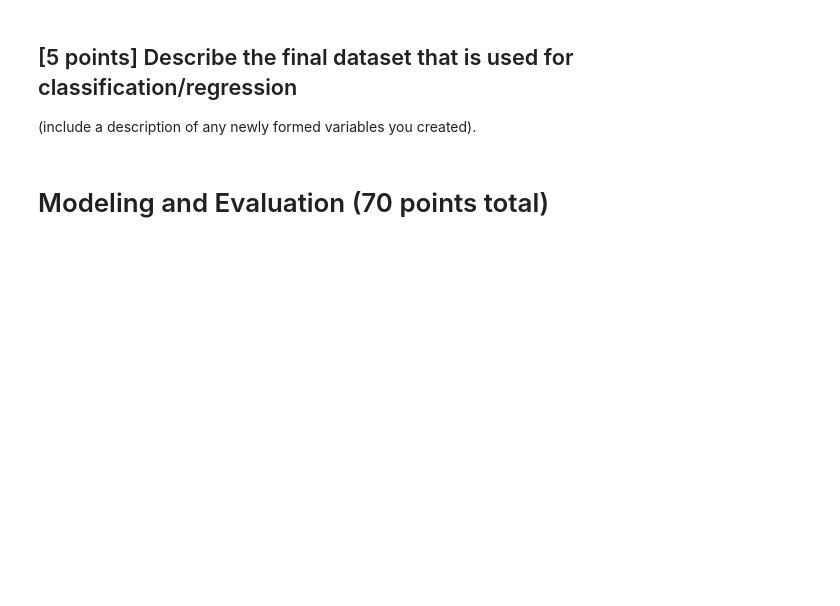
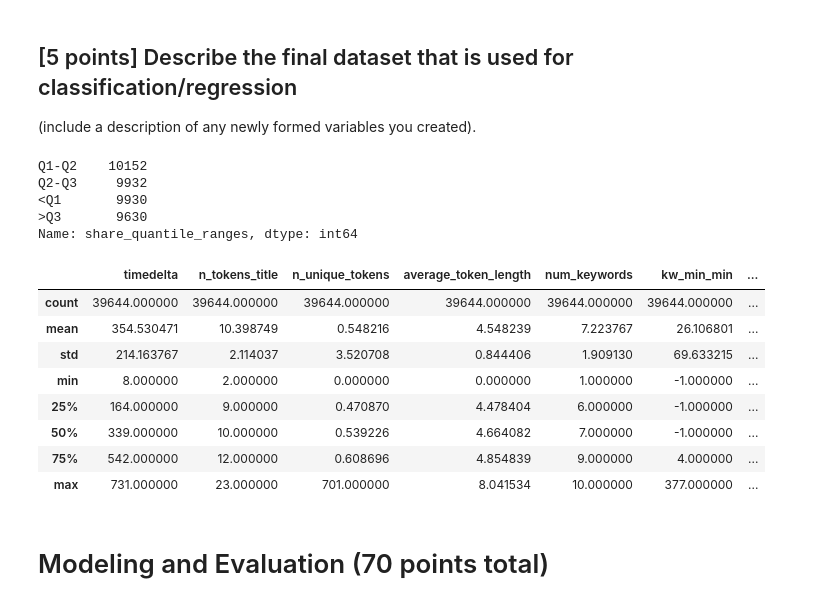
Before and after one commit to Mcusac/OnlineNewsPopML, a Jupyter notebook: 2 - Classification/Classification(Matt).ipynb, the cells around one changed output. Saved outputs shown, nothing was run; the diff lists cells and outputs as text; code cells hidden in the pictures; blank space fills up the shorter version.

```diff
--- a/2 - Classification/Classification(Matt).ipynb
+++ b/2 - Classification/Classification(Matt).ipynb
@@ -0,0 +18,10 @@
+# %%
+# file path
+filepath = "../1 - Visualization and Data Preprocessing/Data/ONPClean2.csv"
+
+# Load the dataset
+df = pd.read_csv(filepath)
+
+# Set the maximum number of columns to display to None
+pd.set_option('display.max_columns', None)
+df.head()
@@ -11,3 +300,15 @@ df.info()
 # %% [markdown]
 
 ### Remove variables that are not needed/useful for the analysis.
+# %%
+# drop certain columns
+df1 = df.drop('url_name', axis=1) # was a string
+df1 = df1.drop('date', axis=1) # datetime change didn't work.
+df1 = df1.drop('day_of_week', axis=1) # other categorical variable
+df1 = df1.drop('news_category', axis=1) # other categorical variable
+df1 = df1.drop('log_shares', axis=1) # not useful
+
+# drop Na's
+df1.dropna()
+
+df1.head()
@@ -14,8 +322,38 @@ df.info()
 # %% [markdown]
 ## [5 points] Describe the final dataset that is used for classification/regression
 (include a description of any newly formed variables you created).
+# %%
+# Create bins using quantiles
+q1 = df1['shares'].quantile(0.25)
+q2 = df1['shares'].quantile(0.5)
+q3 = df1['shares'].quantile(0.75)
+
+# Define the bin labels
+labels = ['<Q1', 'Q1-Q2', 'Q2-Q3', '>Q3']
+
+# Cut the shares column into bins
+df1['share_quantile_ranges'] = pd.cut(df1['shares'], bins=[0, q1, q2, q3, 1000000], labels=labels)
+
+# Print the value counts of the share_ranges_quantile column
+print(df1['share_quantile_ranges'].value_counts())
+# %% [output]
+Q1-Q2    10152
+Q2-Q3     9932
+<Q1       9930
+>Q3       9630
+Name: share_quantile_ranges, dtype: int64
 # %%
-df.describe()
+df1.describe()
+# %% [output]
+|  | timedelta | n_tokens_title | n_unique_tokens | average_token_length | num_keywords | kw_min_min | ... |
+| count | 39644.000000 | 39644.000000 | 39644.000000 | 39644.000000 | 39644.000000 | 39644.000000 | ... |
+| mean | 354.530471 | 10.398749 | 0.548216 | 4.548239 | 7.223767 | 26.106801 | ... |
+| std | 214.163767 | 2.114037 | 3.520708 | 0.844406 | 1.909130 | 69.633215 | ... |
+| min | 8.000000 | 2.000000 | 0.000000 | 0.000000 | 1.000000 | -1.000000 | ... |
+| 25% | 164.000000 | 9.000000 | 0.470870 | 4.478404 | 6.000000 | -1.000000 | ... |
+| 50% | 339.000000 | 10.000000 | 0.539226 | 4.664082 | 7.000000 | -1.000000 | ... |
+| 75% | 542.000000 | 12.000000 | 0.608696 | 4.854839 | 9.000000 | 4.000000 | ... |
+| max | 731.000000 | 23.000000 | 701.000000 | 8.041534 | 10.000000 | 377.000000 | ... |
 # %% [markdown]
 # Modeling and Evaluation (70 points total)
 # %% [markdown]
```
Also changed, not shown: parts of 27 cells of this notebook.
